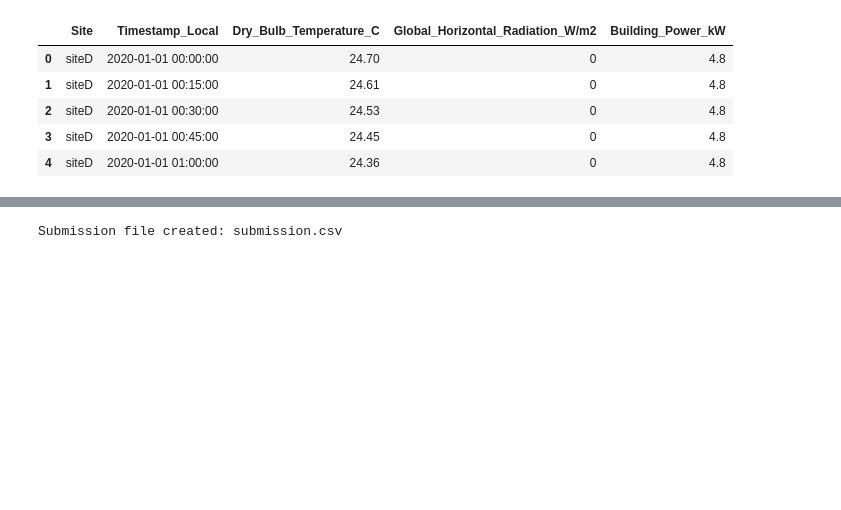
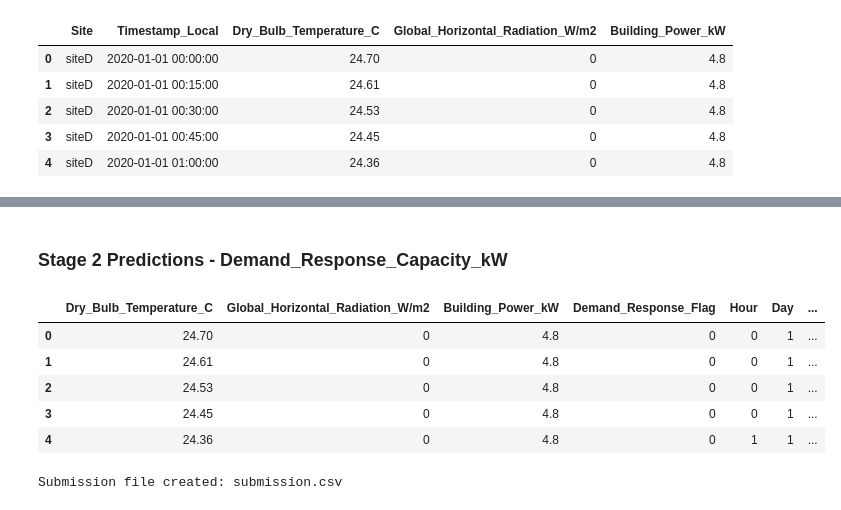
Before and after one commit to truongbnguyen88/nrg_hackathon_sept2025, a Jupyter notebook: predict.ipynb, the cells around one changed output, grey strips where cells are left out. Saved outputs shown, nothing was run; the diff lists cells and outputs as text; code cells hidden in the pictures; blank space fills up the shorter version.

```diff
--- a/predict.ipynb
+++ b/predict.ipynb
@@ -37,15 +41,11 @@ def preprocess_data(df_in):
     df['Minute'] = df['Timestamp'].dt.minute
     # Build seasonal features
     df['Is_Weekend'] = df['Weekday'].isin([5, 6]).astype(int)
-    df['Is_Summer'] = df['Month'].isin([6, 7, 8]).astype(int)
-    df['Is_Winter'] = df['Month'].isin([12, 1, 2]).astype(int)
-    df['Is_Spring'] = df['Month'].isin([3, 4, 5]).astype(int)
-    df['Is_Fall'] = df['Month'].isin([9, 10, 11]).astype(int)
+    df['Is_Summer'] = df['Month'].isin([5, 6, 7, 8]).astype(int)
+    df['Is_Winter'] = df['Month'].isin([12, 1, 2, 3]).astype(int)
     # Create hour of day categories
-    df['Morning'] = ((df['Hour'] >= 5) & (df['Hour'] < 11)).astype(int)
-    df['Afternoon'] = ((df['Hour'] >= 11) & (df['Hour'] < 18)).astype(int)
-    df['Evening'] = ((df['Hour'] >= 18) & (df['Hour'] < 24)).astype(int)
-    df['Nighttime'] = ((df['Hour'] >= 0) & (df['Hour'] < 5)).astype(int)
+    df['Is_Afternoon'] = df['Hour'].isin(range(12, 18)).astype(int)
+    df['Is_Evening'] = df['Hour'].isin(range(18, 24)).astype(int)
     # drop unused columns
     df.drop(columns=['Timestamp_Local','Timestamp','Site'], inplace=True)
     return df
@@ -97,0 +117,39 @@ print(distribution_pred)
+# %%
+# Prepare data for Stage 2 predictions
+df_stage2 = df_test.copy(deep=True)
+df_stage2['Demand_Response_Flag'] = predictions
+# %% [markdown]
+### Stage 2 Predictions - Demand_Response_Capacity_kW
+# %%
+def preprocess_data(df_in):
+    df = df_in.copy()
+    # First, need to remove rows with Demand_Response_Flag = 0
+    # df = df[df['Demand_Response_Flag'] != 0].copy()
+    # Convert 'Timestamp' to datetime
+    df['Timestamp'] = pd.to_datetime(df['Timestamp_Local'])
+    # Extract datetime features
+    df['Hour'] = df['Timestamp'].dt.hour
+    df['Day'] = df['Timestamp'].dt.day
+    df['Month'] = df['Timestamp'].dt.month
+    df['Weekday'] = df['Timestamp'].dt.weekday
+    df['Minute'] = df['Timestamp'].dt.minute
+    # Build seasonal features
+    df['Is_Weekend'] = df['Weekday'].isin([5, 6]).astype(int)
+    df['Is_Summer'] = df['Month'].isin([5, 6, 7, 8]).astype(int)
+    df['Is_Winter'] = df['Month'].isin([12, 1, 2, 3]).astype(int)
+    # Create hour of day categories
+    df['Is_Afternoon'] = df['Hour'].isin(range(12, 18)).astype(int)
+    df['Is_Evening'] = df['Hour'].isin(range(18, 24)).astype(int)
+    # drop unused columns
+    df.drop(columns=['Timestamp_Local','Timestamp','Site'], inplace=True)
+    return df
+
+df = preprocess_data(df_stage2)
+df.head()
+# %% [output]
+|  | Dry_Bulb_Temperature_C | Global_Horizontal_Radiation_W/m2 | Building_Power_kW | Demand_Response_Flag | Hour | Day | ... |
+| 0 | 24.70 | 0 | 4.8 | 0 | 0 | 1 | ... |
+| 1 | 24.61 | 0 | 4.8 | 0 | 0 | 1 | ... |
+| 2 | 24.53 | 0 | 4.8 | 0 | 0 | 1 | ... |
+| 3 | 24.45 | 0 | 4.8 | 0 | 0 | 1 | ... |
+| 4 | 24.36 | 0 | 4.8 | 0 | 1 | 1 | ... |
```
Also changed, not shown: parts of 8 cells of this notebook, 7 other files.
